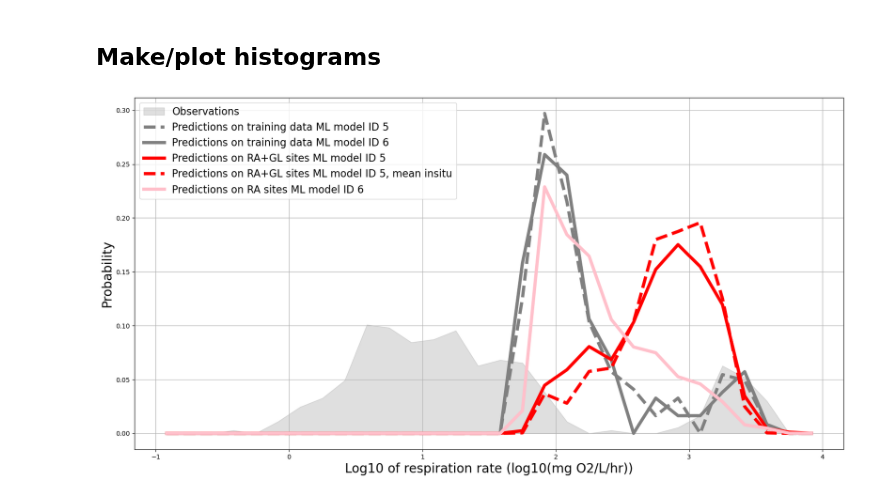
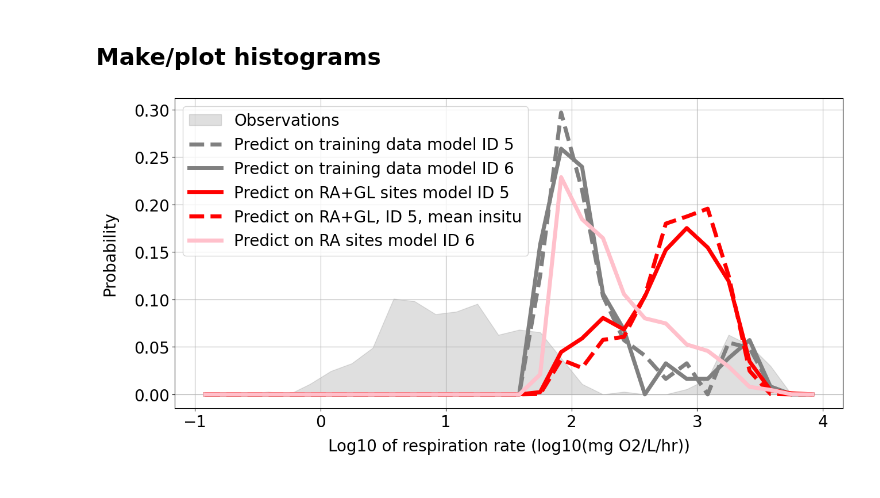
Before and after one commit to parallelworks/sl-archive-whondrs, a Jupyter notebook: examples/fig08-prediction-histograms.ipynb, the cells around one changed output. Saved outputs shown, nothing was run; the diff lists cells and outputs as text; code cells hidden in the pictures.

Commit message:
Bigger font, axis label padding in Fig. 8

```diff
--- a/examples/fig08-prediction-histograms.ipynb
+++ b/examples/fig08-prediction-histograms.ipynb
@@ -4,6 +4,15 @@
 import pandas as pd
 import numpy as np
 import matplotlib.pyplot as plt
+import matplotlib as mpl
+
+# Set all font sizes in the plots
+font = {'family' : 'sans',
+        'style'  : 'normal',
+        'weight' : 'normal',
+        'size'   : 20}
+
+mpl.rc('font', **font)
 # %% [markdown]
 ## Load data
 # %%
@@ -29,7 +38,7 @@ max_bin = 4.0
 # %%
 
 
-fig, ax = plt.subplots(1,1,figsize=(20,10))
+fig, ax = plt.subplots(1,1,figsize=(15,7))
 
 #=================================================
 # Observations
@@ -81,38 +90,38 @@ counts, bins = np.histogram(np.log10(np.abs(
 
 ax.plot((bins[:-1]+bins[1:])/2,counts/np.sum(counts), color=('red'), linewidth=5)
 
 #=================================================
 # Extrapolations set 1 ADJ
 #=================================================
 counts, bins = np.histogram(np.log10(np.abs(
     extrap1_ADJ_predict[
         'mean'])), bins=nbin, range=(min_bin,max_bin))
 
 ax.plot((bins[:-1]+bins[1:])/2,counts/np.sum(counts), color=('red'), linewidth=5, linestyle='dashed')
 
 #=================================================
 # Extrapolations set 2
 #=================================================
 counts, bins = np.histogram(np.log10(np.abs(
     extrap2_predict[
         'mean'])), bins=nbin, range=(min_bin,max_bin))
 
 ax.plot((bins[:-1]+bins[1:])/2,counts/np.sum(counts), color=('pink'), linewidth=5)
 
 ax.grid()
-ax.set_ylabel('Probability', fontsize=20)
-ax.set_xlabel('Log10 of respiration rate (log10(mg O2/L/hr))', fontsize=20)
+ax.set_ylabel('Probability',labelpad=20) #, fontsize=20)
+ax.set_xlabel('Log10 of respiration rate (log10(mg O2/L/hr))',labelpad=10) #, fontsize=20)
 ax.legend([
     'Observations',
-    'Predictions on training data ML model ID 5',
-    'Predictions on training data ML model ID 6',
-    'Predictions on RA+GL sites ML model ID 5',
-    'Predictions on RA+GL sites ML model ID 5, mean insitu',
-    'Predictions on RA sites ML model ID 6'],fontsize=16)
+    'Predict on training data model ID 5',
+    'Predict on training data model ID 6',
+    'Predict on RA+GL sites model ID 5',
+    'Predict on RA+GL, ID 5, mean insitu',
+    'Predict on RA sites model ID 6']) #,fontsize=16)
 
 #=================================================
 # Write figure to file
 #=================================================
 plt.savefig('fig08-prediction-histograms.pdf')
 # %% [output]
-[figure, old version]
+[figure, new version]
```
Also changed, not shown: 1 other file.
